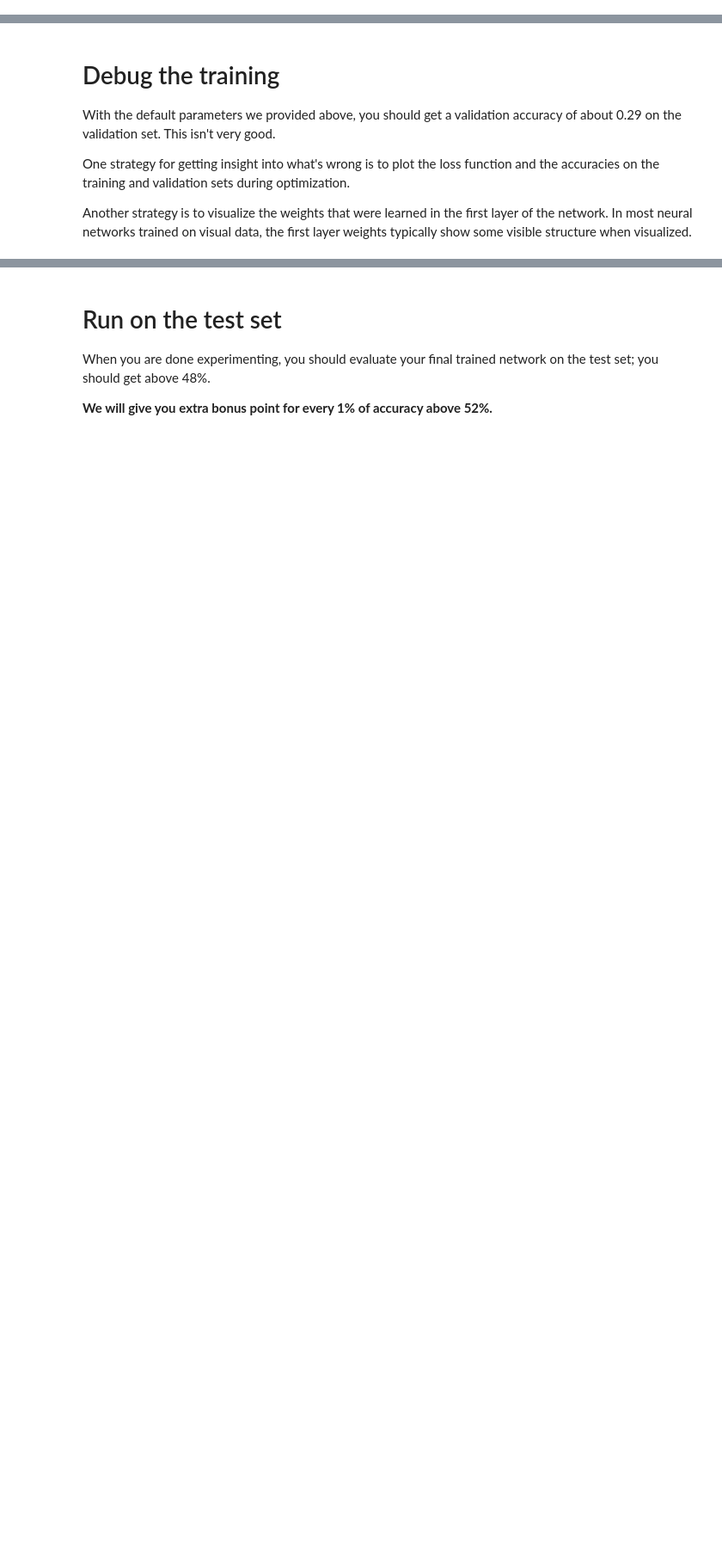
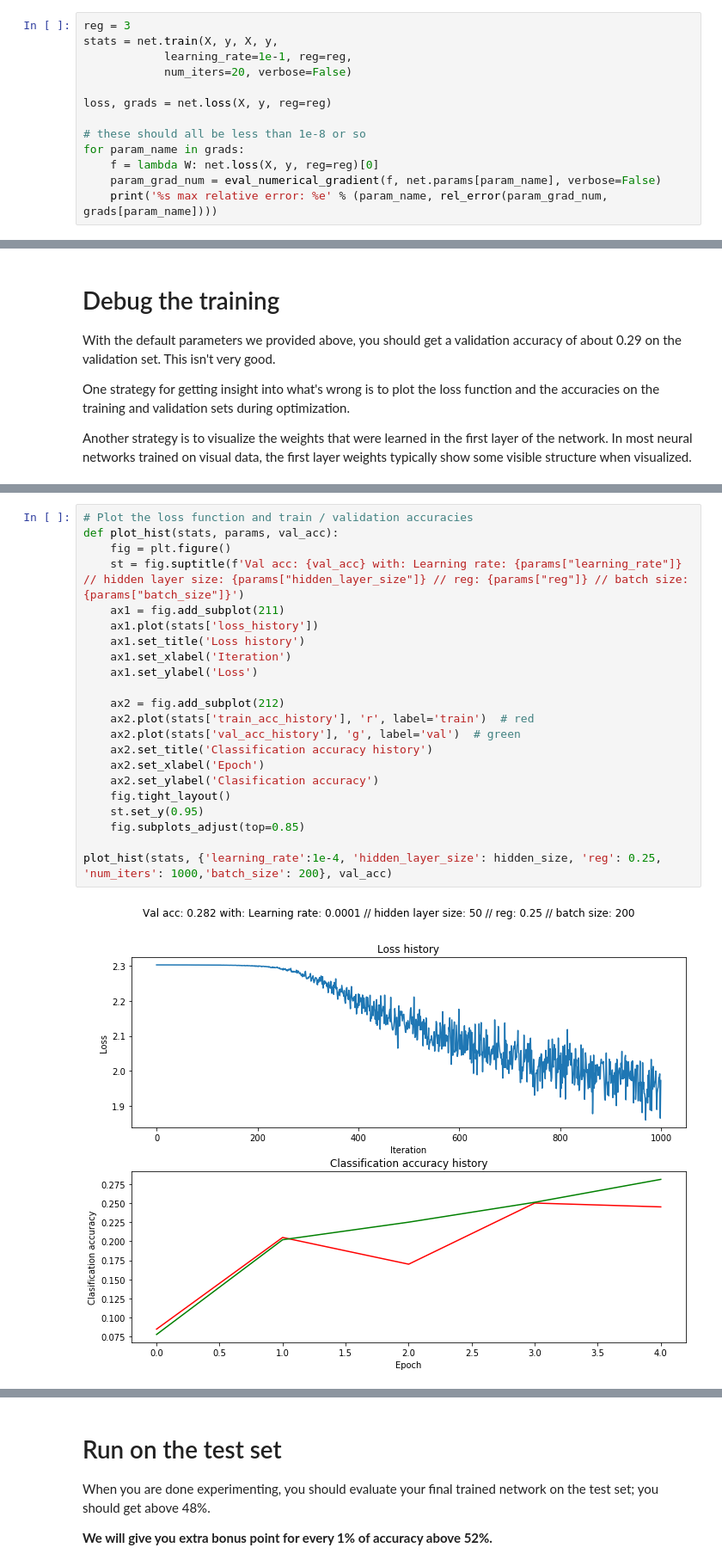
Before and after one commit to liavkoren/ea-to-ml-ai, a Jupyter notebook: liav/Stanford ConvoNets/assignment1/two_layer_net.ipynb, the cells around one changed output, grey strips where cells are left out. Shown at 86% size. Saved outputs shown, nothing was run; the diff lists cells and outputs as text; blank space fills up the shorter version.

```diff
--- a/liav/Stanford ConvoNets/assignment1/two_layer_net.ipynb
+++ b/liav/Stanford ConvoNets/assignment1/two_layer_net.ipynb
@@ -133,0 +205,13 @@ b1 max relative error: 1.853852e-09
+# %%
+reg = 3
+stats = net.train(X, y, X, y,
+            learning_rate=1e-1, reg=reg,
+            num_iters=20, verbose=False)
+
+loss, grads = net.loss(X, y, reg=reg)
+
+# these should all be less than 1e-8 or so
+for param_name in grads:
+    f = lambda W: net.loss(X, y, reg=reg)[0]
+    param_grad_num = eval_numerical_gradient(f, net.params[param_name], verbose=False)
+    print('%s max relative error: %e' % (param_name, rel_error(param_grad_num, grads[param_name])))
@@ -242,3 +400,27 @@ plt.show()
+# %%
+# Plot the loss function and train / validation accuracies
+def plot_hist(stats, params, val_acc):
+    fig = plt.figure()
+    st = fig.suptitle(f'Val acc: {val_acc} with: Learning rate: {params["learning_rate"]} // hidden layer size: {params["hidden_layer_size"]} // reg: {params["reg"]} // batch size: {params["batch_size"]}')
+    ax1 = fig.add_subplot(211)
+    ax1.plot(stats['loss_history'])
+    ax1.set_title('Loss history')
+    ax1.set_xlabel('Iteration')
+    ax1.set_ylabel('Loss')
+
+    ax2 = fig.add_subplot(212)
+    ax2.plot(stats['train_acc_history'], 'r', label='train')  # red
+    ax2.plot(stats['val_acc_history'], 'g', label='val')  # green
+    ax2.set_title('Classification accuracy history')
+    ax2.set_xlabel('Epoch')
+    ax2.set_ylabel('Clasification accuracy')
+    fig.tight_layout()
+    st.set_y(0.95)
+    fig.subplots_adjust(top=0.85)
+
+plot_hist(stats, {'learning_rate':1e-4, 'hidden_layer_size': hidden_size, 'reg': 0.25, 'num_iters': 1000,'batch_size': 200}, val_acc)
+# %% [output]
+[figure, added]
 # %%
 from cs231n.vis_utils import visualize_grid
 
```
Also changed, not shown: parts of 28 cells of this notebook.
